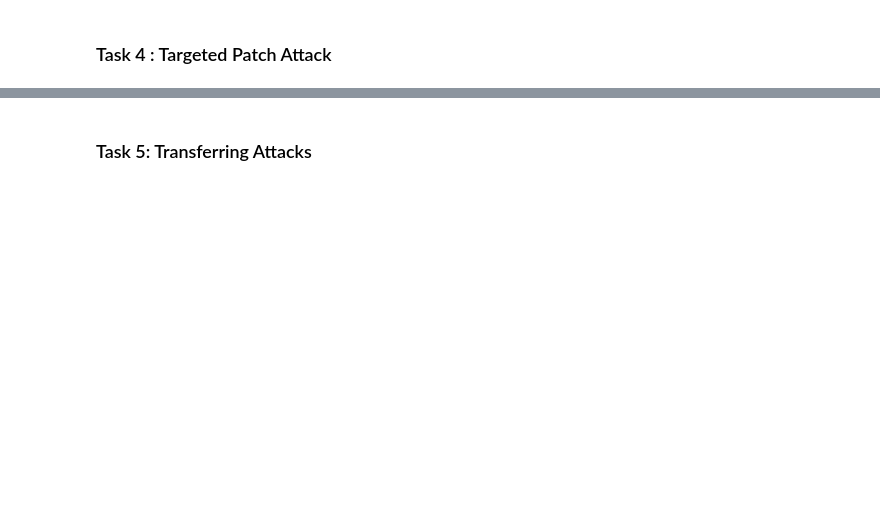
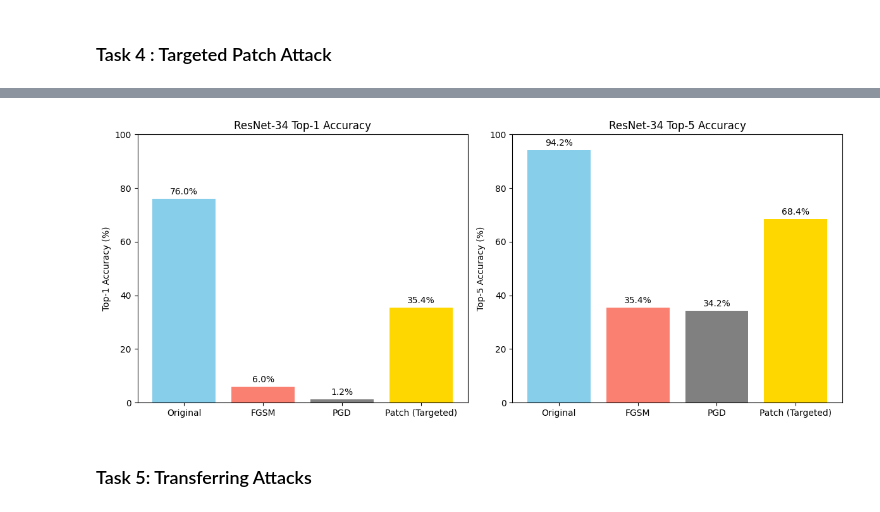
Before and after one commit to KevzPeter/transferable-adversarial-attacks, a Jupyter notebook: DL_Project_3.ipynb, the cells around one changed output, grey strips where cells are left out. Cells and saved outputs as stored; diff of their text form; code cells hidden in the pictures; blank space fills up the shorter version.

```diff
--- a/DL_Project_3.ipynb
+++ b/DL_Project_3.ipynb
@@ -148,4 +169,10 @@ inv_normalize = transforms.Normalize(
     mean=[-m/s for m, s in zip(mean_norms, std_norms)],
     std=[1/s for s in std_norms]
 )
+# %%
+# Verify L infinity constraint
+def verify_linf_constraint(original_tensor, adversarial_tensor, epsilon=0.02, tol=1e-6):
+    diff = torch.abs(adversarial_tensor - original_tensor)
+    max_diff = diff.max().item()
+    return max_diff <= (epsilon + tol), max_diff
 # %%
@@ -263,8 +338,8 @@ adv_output_dir_pgd = "./AdversarialTestSet2"
 os.makedirs(adv_output_dir_pgd, exist_ok=True)
 # %%
 top1_pgd, top5_pgd, total_pgd = 0, 0, 0
-
+# Hyperparameters for PGD
 epsilon = 0.02
-alpha = 0.005
-iters = 10
+alpha = 0.1
+iters = 5
 # %%
@@ -342,8 +435,9 @@ os.makedirs(adv_output_dir_patch, exist_ok=True)
 # %%
 top1_patch, top5_patch, total_patch = 0, 0, 0
 
+# Hyperparameters for targeted patch attack
 patch_size = (32, 32)
-epsilon = 0.3
-alpha = 0.01
+epsilon = 0.5
+alpha = 0.1
 iters = 20
 # %%
@@ -390,3 +508,32 @@ show_adversarial_examples(dataset, inv_normalize, num_samples=5, attack_name="Pa
+# %%
+# Function to plot accuracies across all attacks
+def plot_accuracy_comparison():
+    labels = ["Original", "FGSM", "PGD", "Patch (Targeted)"]
+    resnet_top1 = [top1_correct / total * 100, top1_adv / total_adv * 100, top1_pgd / total_pgd * 100, top1_patch / total_patch * 100]
+    resnet_top5 = [top5_correct / total * 100, top5_adv / total_adv * 100, top5_pgd / total_pgd * 100, top5_patch / total_patch * 100]
+
+    fig, axs = plt.subplots(1, 2, figsize=(12, 5))
+
+    bars1 = axs[0].bar(labels, resnet_top1, color=['skyblue', 'salmon', 'gray', 'gold'])
+    axs[0].set_ylim(0, 100)
+    axs[0].set_ylabel("Top-1 Accuracy (%)")
+    axs[0].set_title("ResNet-34 Top-1 Accuracy")
+    for bar, val in zip(bars1, resnet_top1):
+        axs[0].text(bar.get_x() + bar.get_width() / 2, val + 1, f"{val:.1f}%", ha='center', va='bottom')
+
+    bars2 = axs[1].bar(labels, resnet_top5, color=['skyblue', 'salmon', 'gray', 'gold'])
+    axs[1].set_ylim(0, 100)
+    axs[1].set_ylabel("Top-5 Accuracy (%)")
+    axs[1].set_title("ResNet-34 Top-5 Accuracy")
+    for bar, val in zip(bars2, resnet_top5):
+        axs[1].text(bar.get_x() + bar.get_width() / 2, val + 1, f"{val:.1f}%", ha='center', va='bottom')
+
+    plt.tight_layout()
+    plt.show()
+# %%
+plot_accuracy_comparison()
+# %% [output]
+[figure, added]
 # %% [markdown]
 ### Task 5: Transferring Attacks
 # %%
```
Also changed, not shown: parts of 37 cells of this notebook.
